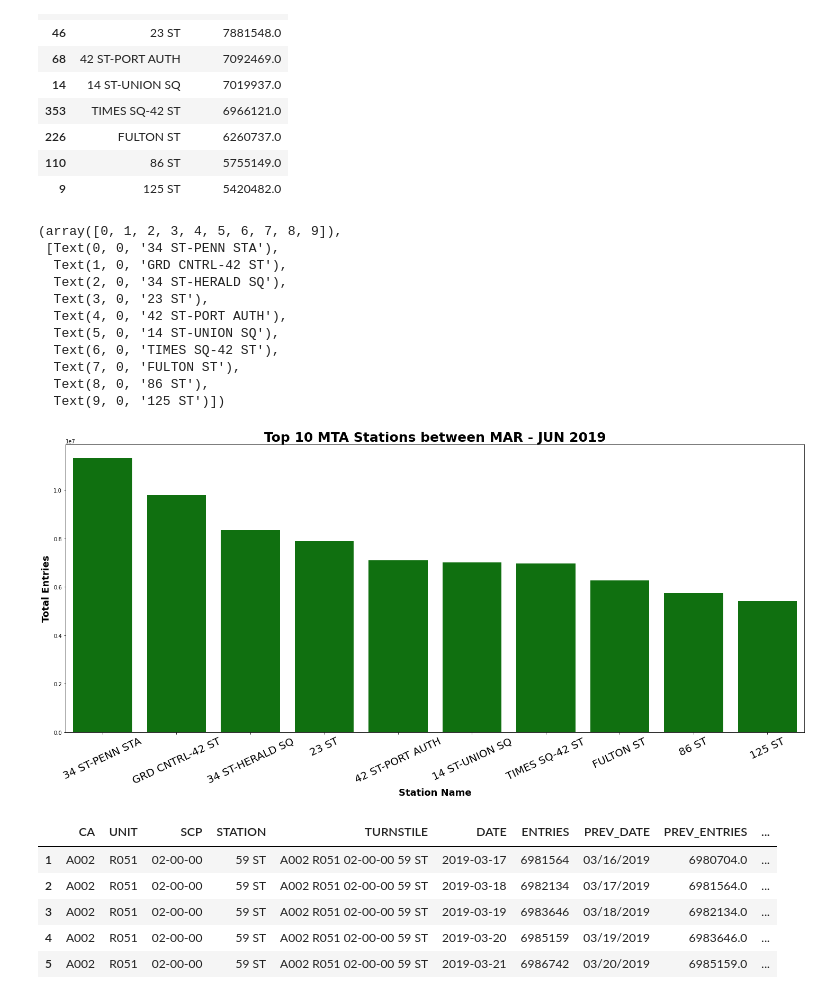
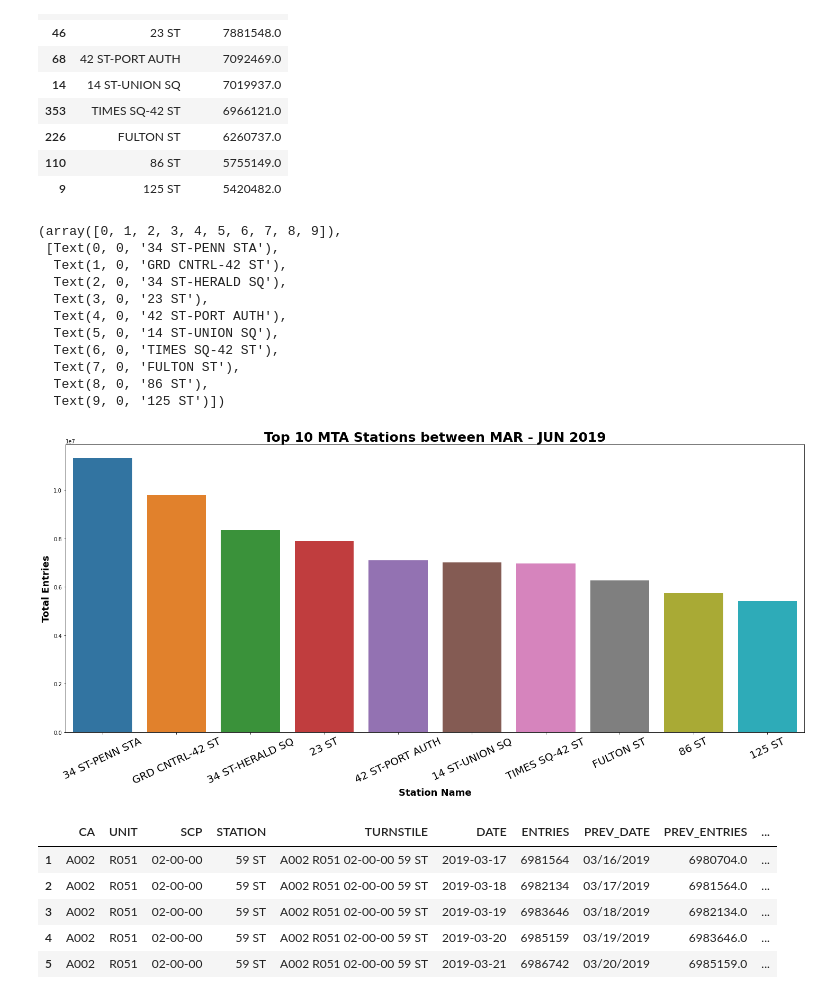
Before and after one commit to JayZZZZZZZ/project-1, a Jupyter notebook: MTA_EDA_Jason.ipynb, the cells around one changed output. Saved outputs shown, nothing was run; the diff lists cells and outputs as text; code cells hidden in the pictures.

```diff
--- a/MTA_EDA_Jason.ipynb
+++ b/MTA_EDA_Jason.ipynb
@@ -501,25 +501,24 @@ top_10_station_overall.head(10)
 # %%
 plt.figure(figsize=(25,10))
 sb.barplot(x=top_10_station_overall['STATION'][:10],
-           y=top_10_station_overall['DAILY_ENTRIES'][:10],
-          color='g')
+           y=top_10_station_overall['DAILY_ENTRIES'][:10])
 plt.title('Top 10 MTA Stations between MAR - JUN 2019',fontsize=25, weight='bold')
 plt.xlabel('Station Name', fontsize=18, weight='bold')
 plt.ylabel('Total Entries', fontsize=18, weight='bold')
 plt.xticks(rotation=25, fontsize=20)
 # %% [output]
 (array([0, 1, 2, 3, 4, 5, 6, 7, 8, 9]),
  [Text(0, 0, '34 ST-PENN STA'),
   Text(1, 0, 'GRD CNTRL-42 ST'),
   Text(2, 0, '34 ST-HERALD SQ'),
   Text(3, 0, '23 ST'),
   Text(4, 0, '42 ST-PORT AUTH'),
   Text(5, 0, '14 ST-UNION SQ'),
   Text(6, 0, 'TIMES SQ-42 ST'),
   Text(7, 0, 'FULTON ST'),
   Text(8, 0, '86 ST'),
   Text(9, 0, '125 ST')])
-[figure, old version]
+[figure, new version]
 # %%
 mta_daily.head()
 # %% [output]
```
Also changed, not shown: parts of 3 cells of this notebook.
